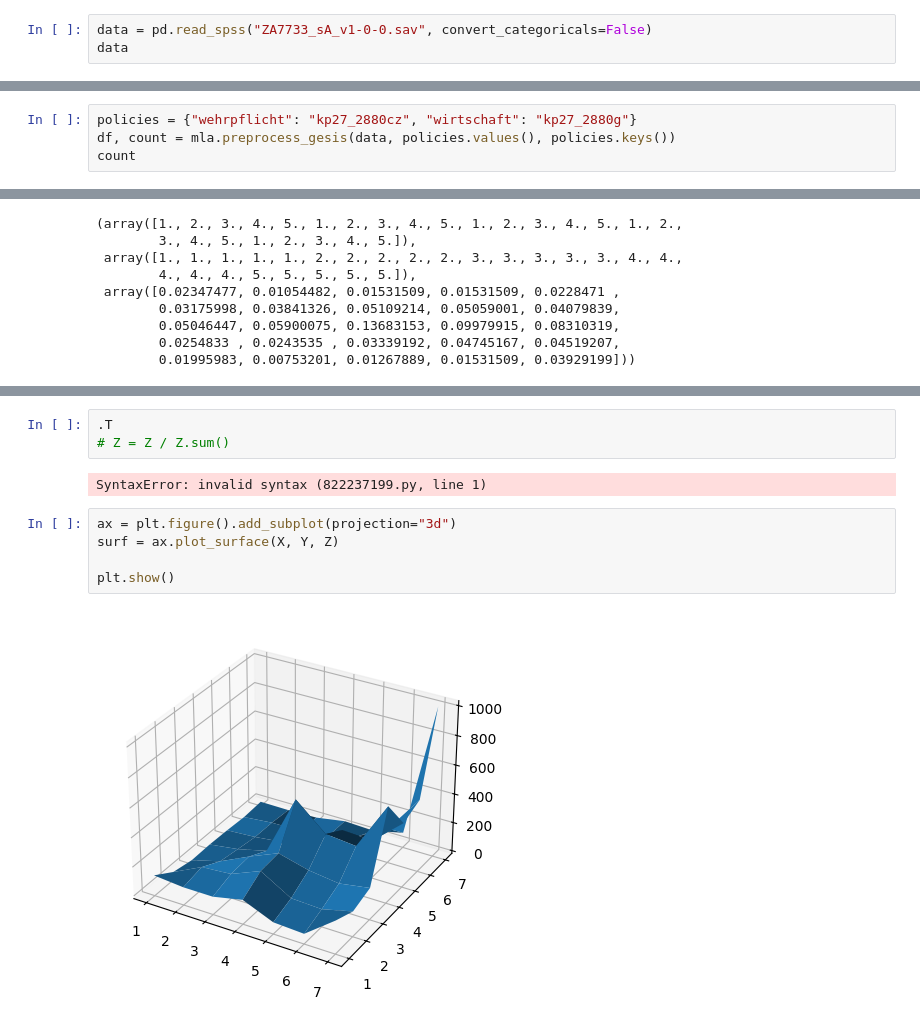
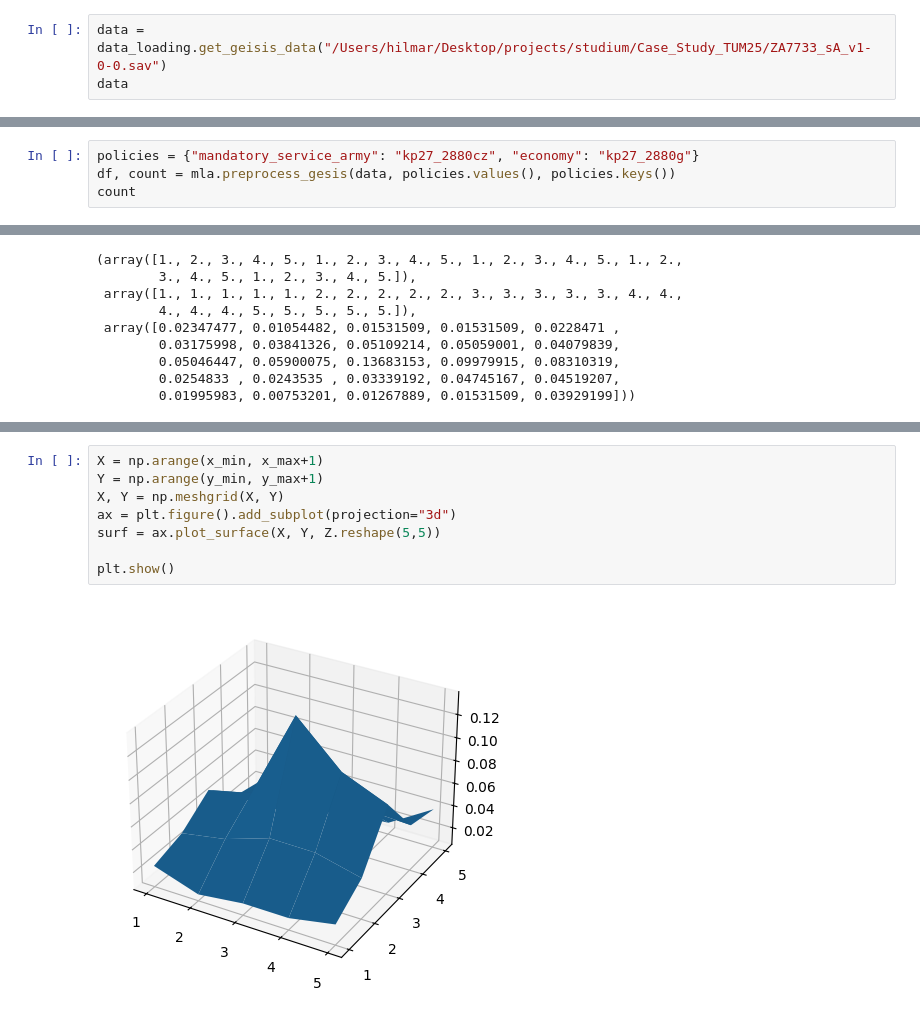
Before and after one commit to riccardoAli31/Case_Study_TUM25, a Jupyter notebook: test.ipynb, the cells around one changed output, grey strips where cells are left out. Saved outputs shown, nothing was run; the diff lists cells and outputs as text.

Commit message:
add loading function for gesis data

```diff
--- a/test.ipynb
+++ b/test.ipynb
@@ -6,7 +7,7 @@ import ml_approach as mla
 from sklearn.linear_model import LinearRegression
 from sklearn.preprocessing import PolynomialFeatures
 # %%
-data = pd.read_spss("ZA7733_sA_v1-0-0.sav", convert_categoricals=False)
+data = data_loading.get_geisis_data("/Users/hilmar/Desktop/projects/studium/Case_Study_TUM25/ZA7733_sA_v1-0-0.sav")
 data
 # %% [output]
 |  | study | version | doi | field_start | field_end | sample | lfdn | kp27_2601 | kp27_010 | kp27_011a | ... |
@@ -23,7 +24,7 @@ data
 | 8262 | 7733.0 | 1-0-0 (2024-12-05, Pre-Release) | 10.4232/1.14425 | 2024-09-24 | 2024-10-08 | 4.0 | 22499.0 | 12.0 | 3.0 | 2.0 | ... |
 8263 rows × 204 columns
 # %%
-policies = {"wehrpflicht": "kp27_2880cz", "wirtschaft": "kp27_2880g"}
+policies = {"mandatory_service_army": "kp27_2880cz", "economy": "kp27_2880g"}
 df, count = mla.preprocess_gesis(data, policies.values(), policies.keys())
 count
 # %% [output]
@@ -133,15 +105,13 @@ array([[1.  , 1.01, 1.02, ..., 5.97, 5.98, 5.99],
-# %%
-.T
-# Z = Z / Z.sum()
-# %% [output]
-SyntaxError: invalid syntax (822237199.py, line 1)
 # %%
+X = np.arange(x_min, x_max+1)
+Y = np.arange(y_min, y_max+1)
+X, Y = np.meshgrid(X, Y)
 ax = plt.figure().add_subplot(projection="3d")
-surf = ax.plot_surface(X, Y, Z)
+surf = ax.plot_surface(X, Y, Z.reshape(5,5))
 
 plt.show()
 # %% [output]
-[figure, old version]
+[figure, new version]
 # %%
 df.plot.hist(alpha=0.5)
 # %% [output]
```
Also changed, not shown: parts of 6 cells of this notebook, 1 other file.
